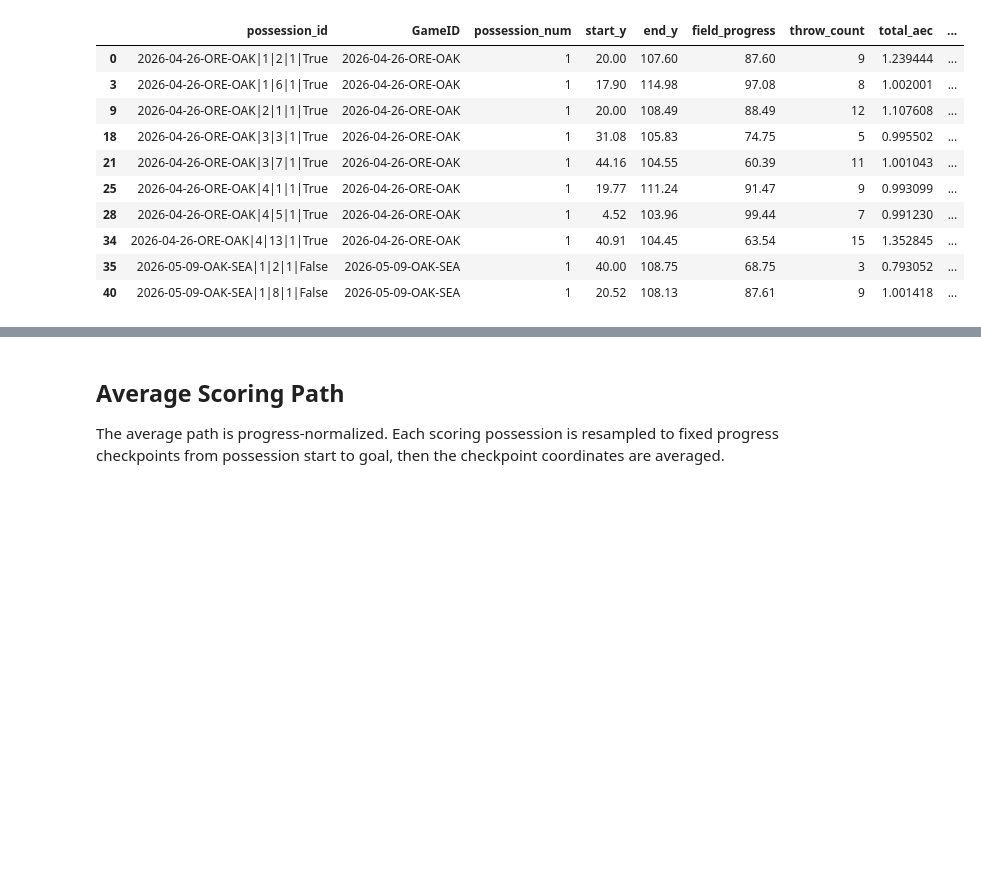
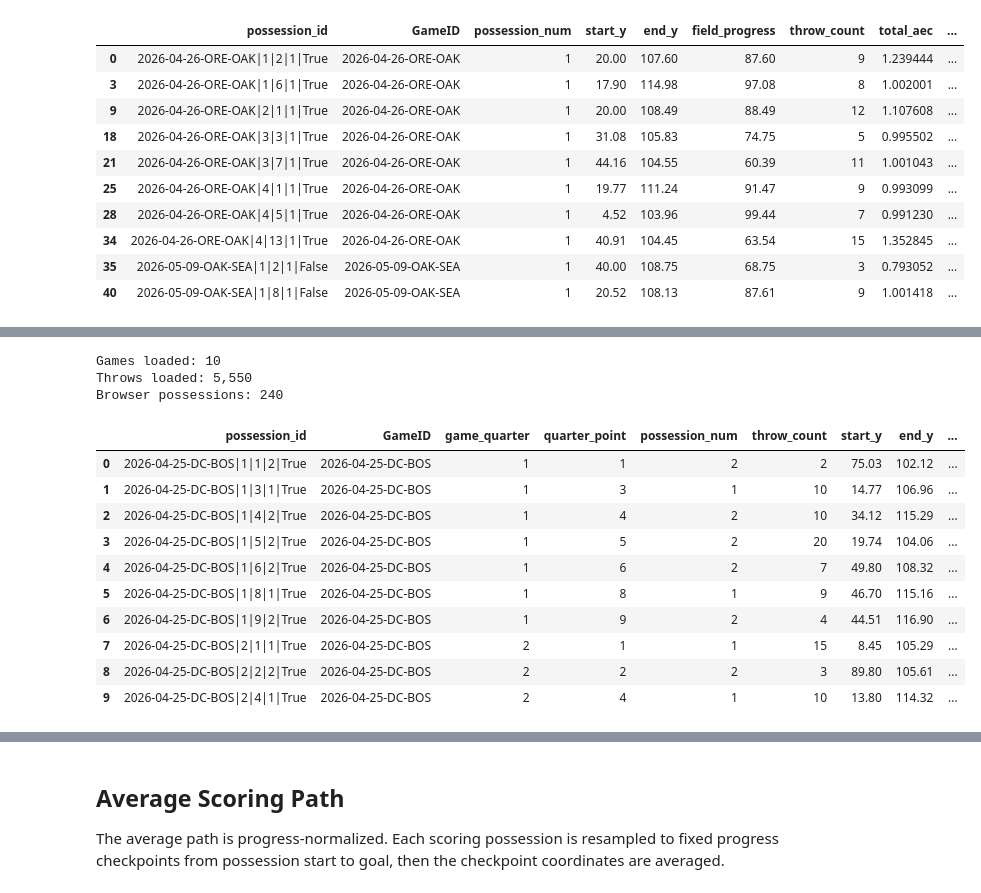
Before and after one commit to Tttaussig33/frisbee-analytics, a Jupyter notebook: notebooks/06_shownspace_path_visuals.ipynb, the cells around one changed output, grey strips where cells are left out. Cells and saved outputs as stored; diff of their text form; code cells hidden in the pictures; blank space fills up the shorter version.

```diff
--- a/notebooks/06_shownspace_path_visuals.ipynb
+++ b/notebooks/06_shownspace_path_visuals.ipynb
@@ -141,0 +142,76 @@ Analysis possessions: 28
+# %%
+BROWSER_SEASON = 2026
+BROWSER_TEAM_ID = "glory"
+BROWSER_MAX_GAMES = None  # None means every final game for the team
+
+# Defaults to all Glory scoring possessions. Turn these on only if you want a narrower view.
+BROWSER_PULL_RECEIVE_SCORES_ONLY = False
+BROWSER_LONG_FIELD_ONLY = False
+BROWSER_MAX_START_Y = 45
+BROWSER_MIN_FIELD_PROGRESS = 50
+BROWSER_EXCLUDE_HUCKS = False
+
+browser_all_games = fetch_shownspace_games(season=BROWSER_SEASON, final_only=True)
+browser_games = browser_all_games[
+    browser_all_games["HomeTeamID"].str.lower().eq(BROWSER_TEAM_ID.lower())
+    | browser_all_games["AwayTeamID"].str.lower().eq(BROWSER_TEAM_ID.lower())
+].sort_values("StartTimestamp").reset_index(drop=True)
+
+if BROWSER_MAX_GAMES is not None:
+    browser_games = browser_games.head(BROWSER_MAX_GAMES).copy()
+
+browser_throws = fetch_shownspace_throws_for_games(
+    browser_games["GameID"].tolist(),
+    delay=0.15,
+)
+browser_possessions, browser_paths = build_scoring_possessions(
+    browser_throws,
+    team_id=BROWSER_TEAM_ID,
+)
+
+if BROWSER_PULL_RECEIVE_SCORES_ONLY:
+    browser_possessions = browser_possessions[
+        browser_possessions["possession_num"].eq(1)
+    ].copy()
+
+if BROWSER_LONG_FIELD_ONLY:
+    browser_possessions = browser_possessions[
+        browser_possessions["start_y"].le(BROWSER_MAX_START_Y)
+        & browser_possessions["field_progress"].ge(BROWSER_MIN_FIELD_PROGRESS)
+    ].copy()
+
+if BROWSER_EXCLUDE_HUCKS:
+    browser_possessions = browser_possessions[
+        browser_possessions["huck_count"].fillna(0).eq(0)
+    ].copy()
+
+browser_ids = set(browser_possessions["possession_id"])
+browser_paths = [
+    path for path in browser_paths
+    if path["possession_id"].iloc[0] in browser_ids
+]
+
+print(f"Games loaded: {len(browser_games):,}")
+print(f"Throws loaded: {len(browser_throws):,}")
+print(f"Browser possessions: {len(browser_possessions):,}")
+
+browser_possessions[[
+    "possession_id", "GameID", "game_quarter", "quarter_point",
+    "possession_num", "throw_count", "start_y", "end_y",
+    "field_progress", "total_aec", "aec_per_throw"
+]].head(10)
+# %% [output]
+Games loaded: 10
+Throws loaded: 5,550
+Browser possessions: 240
+|  | possession_id | GameID | game_quarter | quarter_point | possession_num | throw_count | start_y | end_y | ... |
+| 0 | 2026-04-25-DC-BOS|1|1|2|True | 2026-04-25-DC-BOS | 1 | 1 | 2 | 2 | 75.03 | 102.12 | ... |
+| 1 | 2026-04-25-DC-BOS|1|3|1|True | 2026-04-25-DC-BOS | 1 | 3 | 1 | 10 | 14.77 | 106.96 | ... |
+| 2 | 2026-04-25-DC-BOS|1|4|2|True | 2026-04-25-DC-BOS | 1 | 4 | 2 | 10 | 34.12 | 115.29 | ... |
+| 3 | 2026-04-25-DC-BOS|1|5|2|True | 2026-04-25-DC-BOS | 1 | 5 | 2 | 20 | 19.74 | 104.06 | ... |
+| 4 | 2026-04-25-DC-BOS|1|6|2|True | 2026-04-25-DC-BOS | 1 | 6 | 2 | 7 | 49.80 | 108.32 | ... |
+| 5 | 2026-04-25-DC-BOS|1|8|1|True | 2026-04-25-DC-BOS | 1 | 8 | 1 | 9 | 46.70 | 115.16 | ... |
+| 6 | 2026-04-25-DC-BOS|1|9|2|True | 2026-04-25-DC-BOS | 1 | 9 | 2 | 4 | 44.51 | 116.90 | ... |
+| 7 | 2026-04-25-DC-BOS|2|1|1|True | 2026-04-25-DC-BOS | 2 | 1 | 1 | 15 | 8.45 | 105.29 | ... |
+| 8 | 2026-04-25-DC-BOS|2|2|2|True | 2026-04-25-DC-BOS | 2 | 2 | 2 | 3 | 89.80 | 105.61 | ... |
+| 9 | 2026-04-25-DC-BOS|2|4|1|True | 2026-04-25-DC-BOS | 2 | 4 | 1 | 10 | 13.80 | 114.32 | ... |
```
Also changed, not shown: parts of 9 cells of this notebook, 4 other files.
